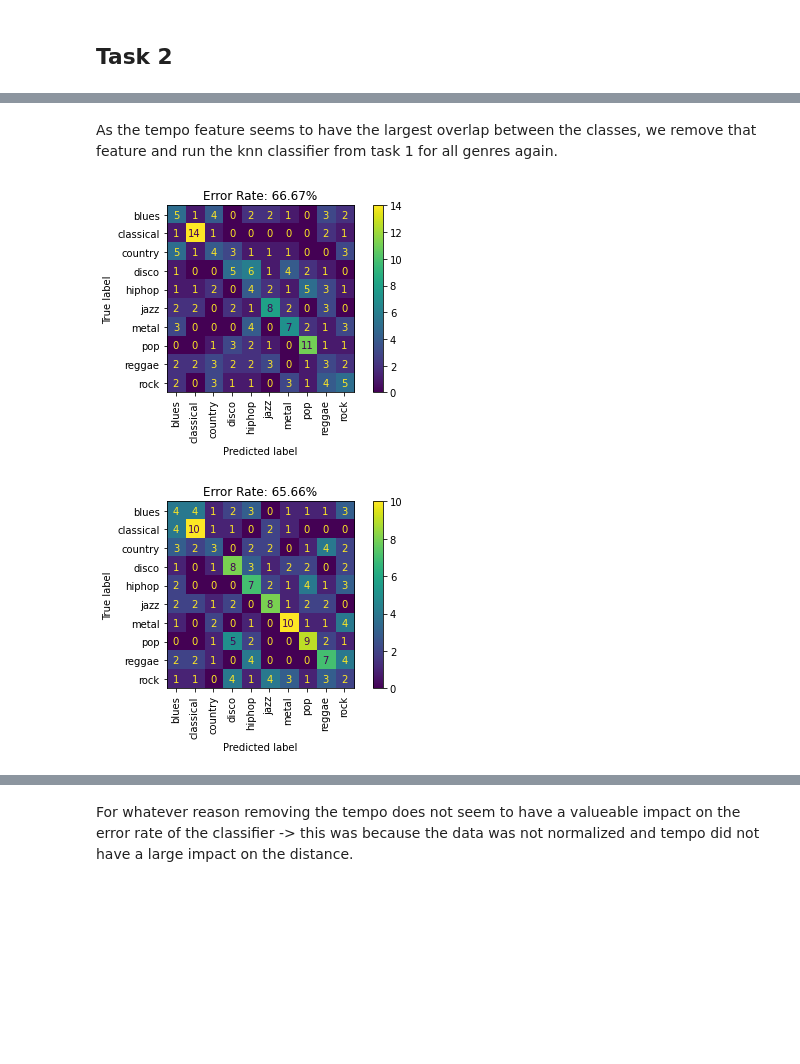
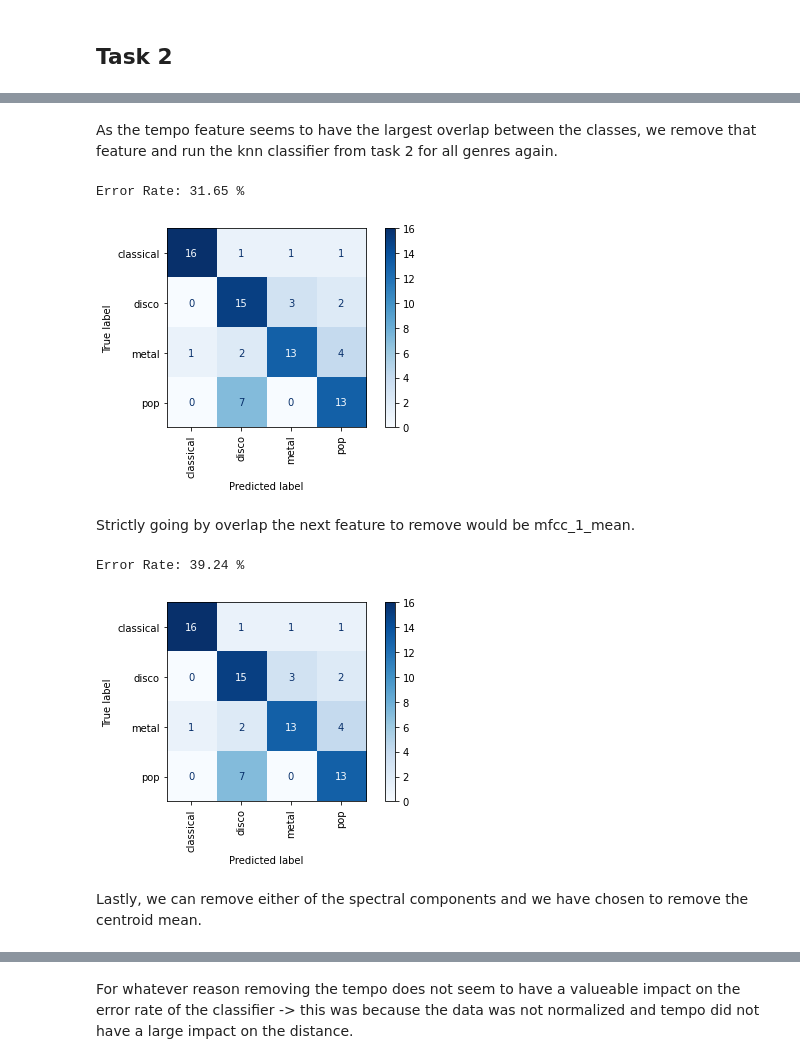
Before and after one commit to nicbres/ttt4275-music-classification, a Jupyter notebook: run.ipynb, the cells around one changed output, grey strips where cells are left out. Cells and saved outputs as stored; diff of their text form; code cells hidden in the pictures; blank space fills up the shorter version.

```diff
--- a/run.ipynb
+++ b/run.ipynb
@@ -37,9 +21,13 @@ Using only the four features given in task 1a), we plot the confusion matrix and
 k = 5
 features_task_1 = ["spectral_rolloff_mean", "tempo", "spectral_centroid_mean", "mfcc_1_mean"]
 
+data_version = source.data_handling.GENRE_CLASS_DATA_30S
+data_frame = source.data_handling.read_genre_class_data(data_version)
+
 training_data, test_data = source.data_handling.prepare_data(
-    data_frame=scaled_data_frame,
+    data_frame=data_frame,
     features=features_task_1,
+    scaler=sklearn.preprocessing.MinMaxScaler(),
 )
 
 classifier = source.diy_classifiers.kNN(k=5, p=2)
@@ -48,5 +36,11 @@ y_pred_task1 = classifier.predict(test_data.x)
 
 y_true_task1 = test_data.y
 
-source.plotting.confusion_matrix(y_true_task1, y_pred_task1)
+error_rate = source.descriptive_statistics.classifier_error_rate(
+    predicted_genres=y_pred_task1,
+    actual_genres=y_true_task1,
+)
+print(f"Error Rate: {error_rate:.2f} %")
+
+source.plotting.confusion_matrix(y_true_task1, y_pred_task1, colorbar=True, cmap="Blues")
 # %% [output]
@@ -146,34 +182,56 @@ source.plotting.feature_distribution_histogram(
 # %% [markdown]
-As the tempo feature seems to have the largest overlap between the classes, we remove that feature and run the knn classifier from task 1 for all genres again.
+As the tempo feature seems to have the largest overlap between the classes, we remove that feature and run the knn classifier from task 2 for all genres again.
 # %%
-reduced_features_task_2 = ["spectral_rolloff_mean", "spectral_centroid_mean", "mfcc_1_mean"]
+features_task_2 = ["spectral_rolloff_mean", "spectral_centroid_mean", "mfcc_1_mean"]
 
 training_data, test_data = source.data_handling.prepare_data(
-    data_frame=scaled_data_frame,
-    features=reduced_features_task_2,
+    data_frame=data_frame,
+    genres=genres_task_2,
+    features=features_task_2,
+    scaler=sklearn.preprocessing.MinMaxScaler(),
 )
 
 classifier = source.diy_classifiers.kNN(k=5, p=2)
 classifier.fit(data_frame_x=training_data.x, data_frame_y=training_data.y)
-y_pred_task1 = classifier.predict(test_data.x)
-y_true_task1 = test_data.y
+y_pred = classifier.predict(test_data.x)
+y_true = test_data.y
 
-source.plotting.confusion_matrix(y_true_task1, y_pred_task1)
+error_rate = source.descriptive_statistics.classifier_error_rate(
+    predicted_genres=y_pred,
+    actual_genres=y_true,
+)
+print(f"Error Rate: {error_rate:.2f} %")
+
+source.plotting.confusion_matrix(y_true_task1, y_pred_task1, colorbar=True, cmap="Blues")
 # %% [output]
+Error Rate: 31.65 %
-[figure, old version]
+[figure, new version]
+# %% [markdown]
+Strictly going by overlap the next feature to remove would be mfcc_1_mean.
 # %%
-reduced_features_task_2 = ["spectral_rolloff_mean", "spectral_centroid_mean", "tempo"]
+features_task_2 = ["spectral_rolloff_mean", "spectral_centroid_mean"]
 
 training_data, test_data = source.data_handling.prepare_data(
-    data_frame=scaled_data_frame,
-    features=reduced_features_task_2,
+    data_frame=data_frame,
+    genres=genres_task_2,
+    features=features_task_2,
+    scaler=sklearn.preprocessing.MinMaxScaler(),
 )
 
 classifier = source.diy_classifiers.kNN(k=5, p=2)
 classifier.fit(data_frame_x=training_data.x, data_frame_y=training_data.y)
-y_pred_task1 = classifier.predict(test_data.x)
-y_true_task1 = test_data.y
+y_pred = classifier.predict(test_data.x)
+y_true = test_data.y
 
-source.plotting.confusion_matrix(y_true_task1, y_pred_task1)
+error_rate = source.descriptive_statistics.classifier_error_rate(
+    predicted_genres=y_pred,
+    actual_genres=y_true,
+)
+print(f"Error Rate: {error_rate:.2f} %")
+
+source.plotting.confusion_matrix(y_true_task1, y_pred_task1, colorbar=True, cmap="Blues")
 # %% [output]
+Error Rate: 39.24 %
-[figure, old version]
+[figure, new version]
+# %% [markdown]
+Lastly, we can remove either of the spectral components and we have chosen to remove the centroid mean.
```
Also changed, not shown: parts of 29 cells of this notebook, 6 other files.
